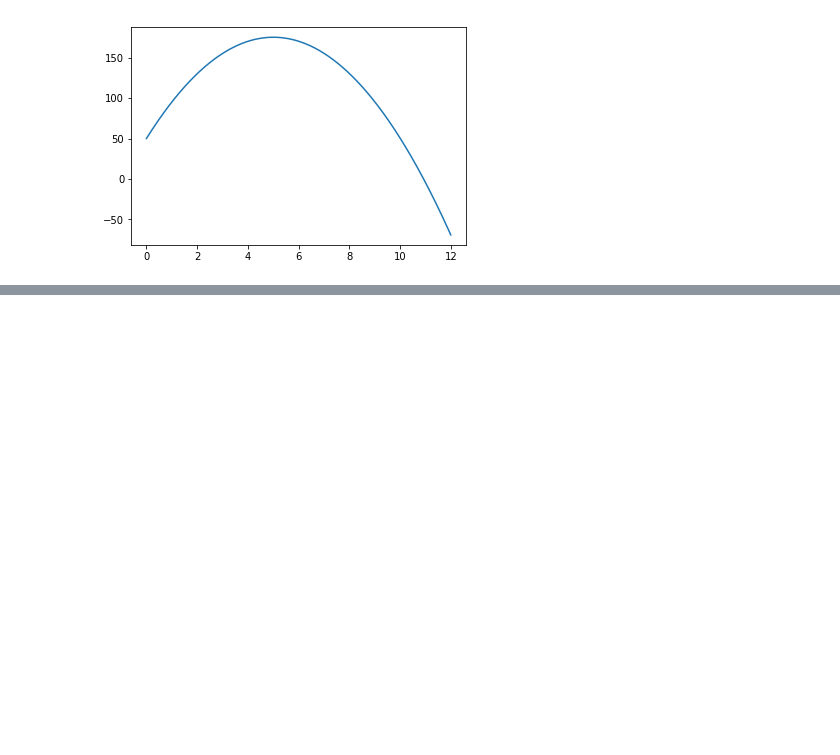
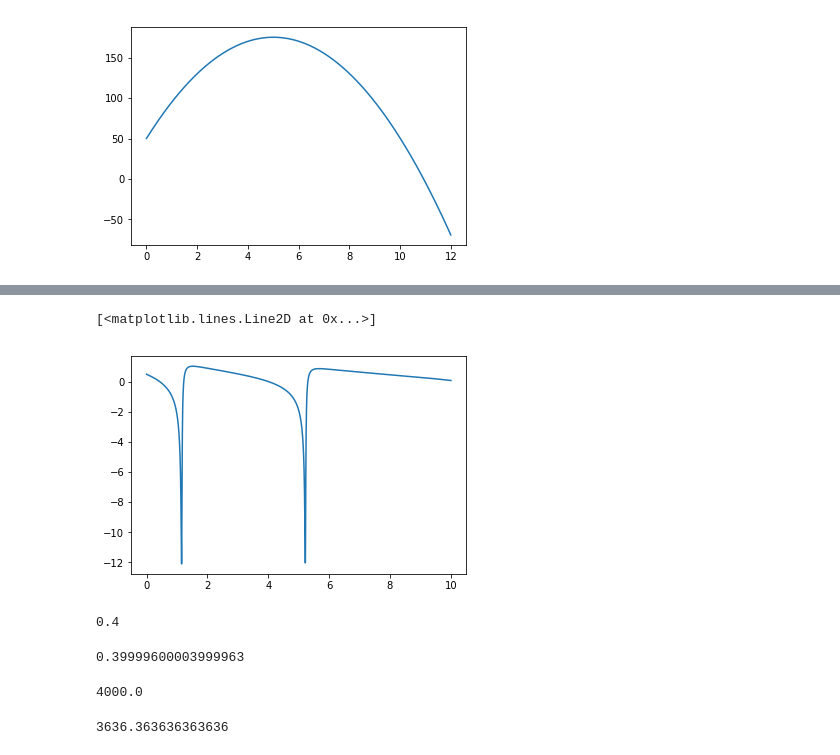
Before and after one commit to pstorozenko/YP2019L-Python-Zaawansowany, a Jupyter notebook: Zajecia3/rownanie_rozniczkowe.ipynb, the cells around one changed output, grey strips where cells are left out. Drawn from its saved outputs; the diff is of its cells as text; code cells hidden in the pictures; blank space fills up the shorter version.

```diff
--- a/Zajecia3/rownanie_rozniczkowe.ipynb
+++ b/Zajecia3/rownanie_rozniczkowe.ipynb
@@ -43,0 +136,21 @@ plt.plot(t,s)
+# %%
+plt.plot(t,vx)
+# %% [output]
+[<matplotlib.lines.Line2D at 0x...>]
+[figure, added]
+# %%
+4 / 10
+# %% [output]
+0.4
+# %%
+4 / 10.0001
+# %% [output]
+0.39999600003999963
+# %%
+4 / 0.001
+# %% [output]
+4000.0
+# %%
+4/ 0.0011
+# %% [output]
+3636.363636363636
```
Also changed, not shown: parts of 10 cells of this notebook.
